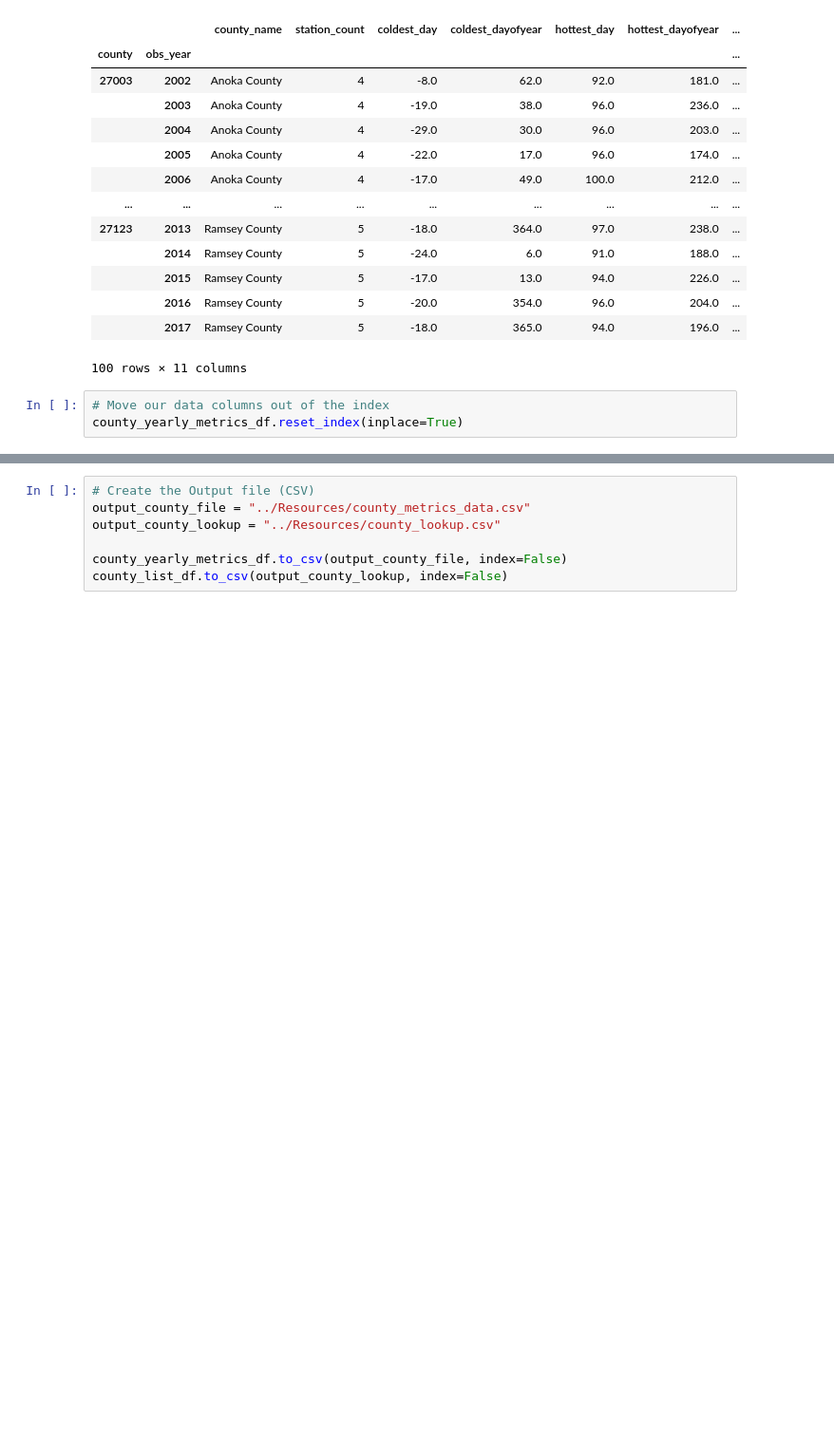
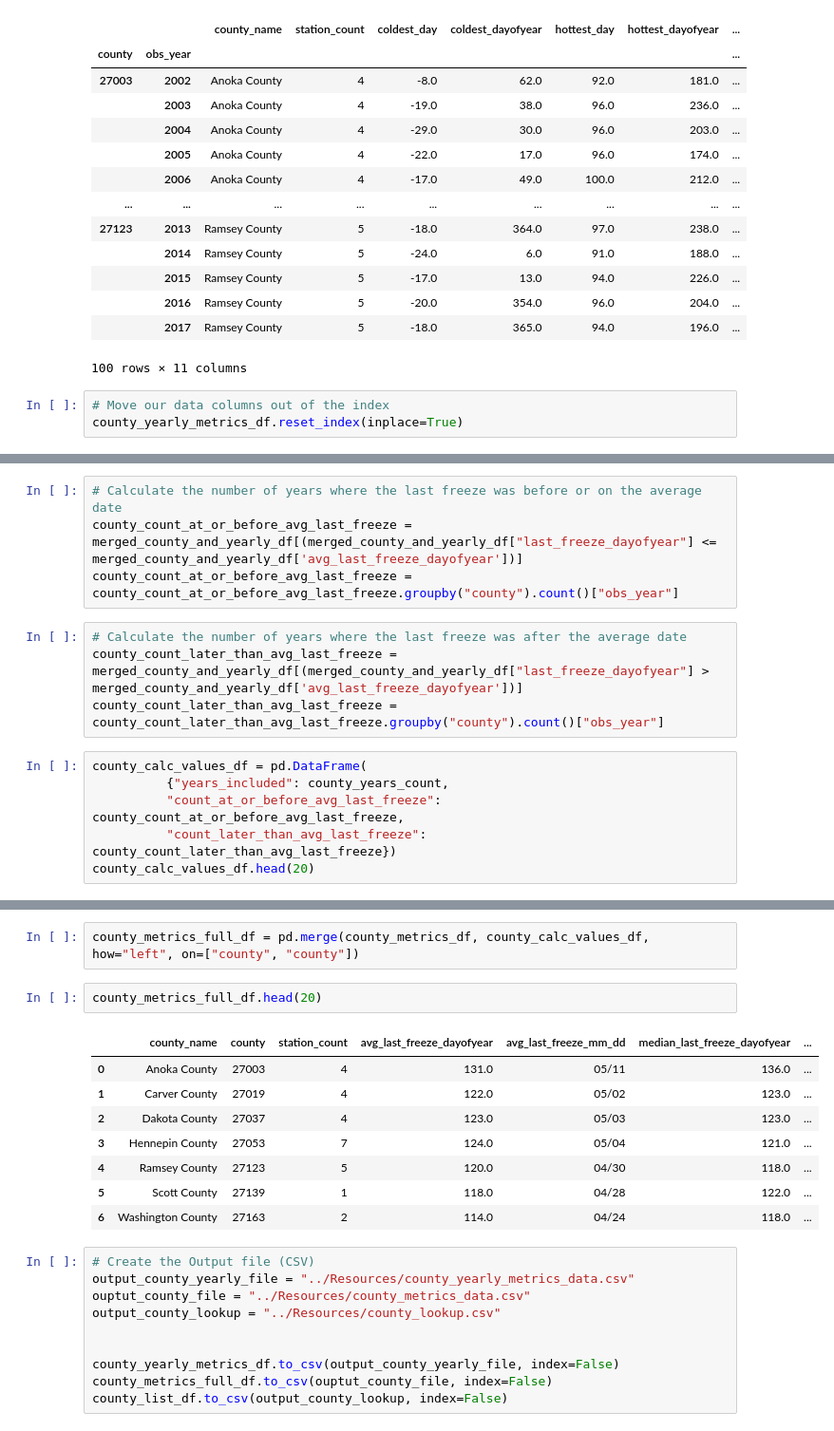
Before and after one commit to UofM-Final-Project/Home_Gardeners_Analysis, a Jupyter notebook: scripts/county_processing.ipynb, the cells around one changed output, grey strips where cells are left out. Shown: that part at 95% size. Cells and saved outputs as stored; diff of their text form; blank space fills up the shorter version.

Commit message:
County script now creates county_yearly_metrics and county_metrics

```diff
--- a/scripts/county_processing.ipynb
+++ b/scripts/county_processing.ipynb
@@ -190,0 +212,14 @@ county_yearly_metrics_df.reset_index(inplace=True)
+# %%
+# Calculate the number of years where the last freeze was before or on the average date
+county_count_at_or_before_avg_last_freeze = merged_county_and_yearly_df[(merged_county_and_yearly_df["last_freeze_dayofyear"] <= merged_county_and_yearly_df['avg_last_freeze_dayofyear'])]
+county_count_at_or_before_avg_last_freeze = county_count_at_or_before_avg_last_freeze.groupby("county").count()["obs_year"]
+# %%
+# Calculate the number of years where the last freeze was after the average date
+county_count_later_than_avg_last_freeze = merged_county_and_yearly_df[(merged_county_and_yearly_df["last_freeze_dayofyear"] > merged_county_and_yearly_df['avg_last_freeze_dayofyear'])]
+county_count_later_than_avg_last_freeze = county_count_later_than_avg_last_freeze.groupby("county").count()["obs_year"]
+# %%
+county_calc_values_df = pd.DataFrame(
+          {"years_included": county_years_count,
+          "count_at_or_before_avg_last_freeze": county_count_at_or_before_avg_last_freeze,
+          "count_later_than_avg_last_freeze": county_count_later_than_avg_last_freeze})
+county_calc_values_df.head(20)
@@ -191,9 +236,25 @@ county_yearly_metrics_df.reset_index(inplace=True)
+# %%
+county_metrics_full_df = pd.merge(county_metrics_df, county_calc_values_df, how="left", on=["county", "county"])
+# %%
+county_metrics_full_df.head(20)
+# %% [output]
+|  | county_name | county | station_count | avg_last_freeze_dayofyear | avg_last_freeze_mm_dd | median_last_freeze_dayofyear | ... |
+| 0 | Anoka County | 27003 | 4 | 131.0 | 05/11 | 136.0 | ... |
+| 1 | Carver County | 27019 | 4 | 122.0 | 05/02 | 123.0 | ... |
+| 2 | Dakota County | 27037 | 4 | 123.0 | 05/03 | 123.0 | ... |
+| 3 | Hennepin County | 27053 | 7 | 124.0 | 05/04 | 121.0 | ... |
+| 4 | Ramsey County | 27123 | 5 | 120.0 | 04/30 | 118.0 | ... |
+| 5 | Scott County | 27139 | 1 | 118.0 | 04/28 | 122.0 | ... |
+| 6 | Washington County | 27163 | 2 | 114.0 | 04/24 | 118.0 | ... |
 # %%
 # Create the Output file (CSV)
-output_county_file = "../Resources/county_metrics_data.csv"
+output_county_yearly_file = "../Resources/county_yearly_metrics_data.csv"
+ouptut_county_file = "../Resources/county_metrics_data.csv"
 output_county_lookup = "../Resources/county_lookup.csv"
 
-county_yearly_metrics_df.to_csv(output_county_file, index=False)
+
+county_yearly_metrics_df.to_csv(output_county_yearly_file, index=False)
+county_metrics_full_df.to_csv(ouptut_county_file, index=False)
 county_list_df.to_csv(output_county_lookup, index=False)
 # %%
 # RECREATE THE TABLES WITH DATA.  CREATE IN THIS ORDER TO DEAL WITH FK's
```
Also changed, not shown: parts of 12 cells of this notebook, 1 other file.
